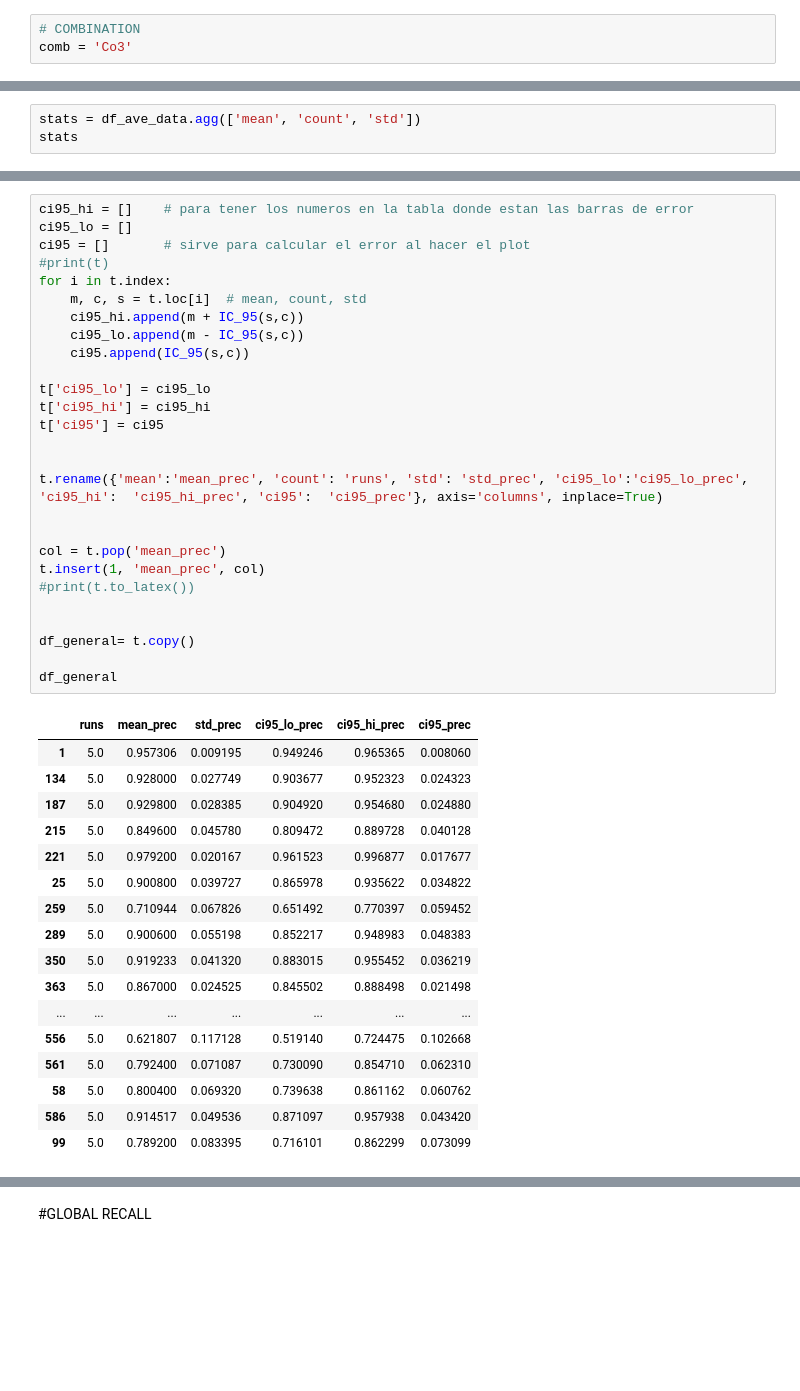
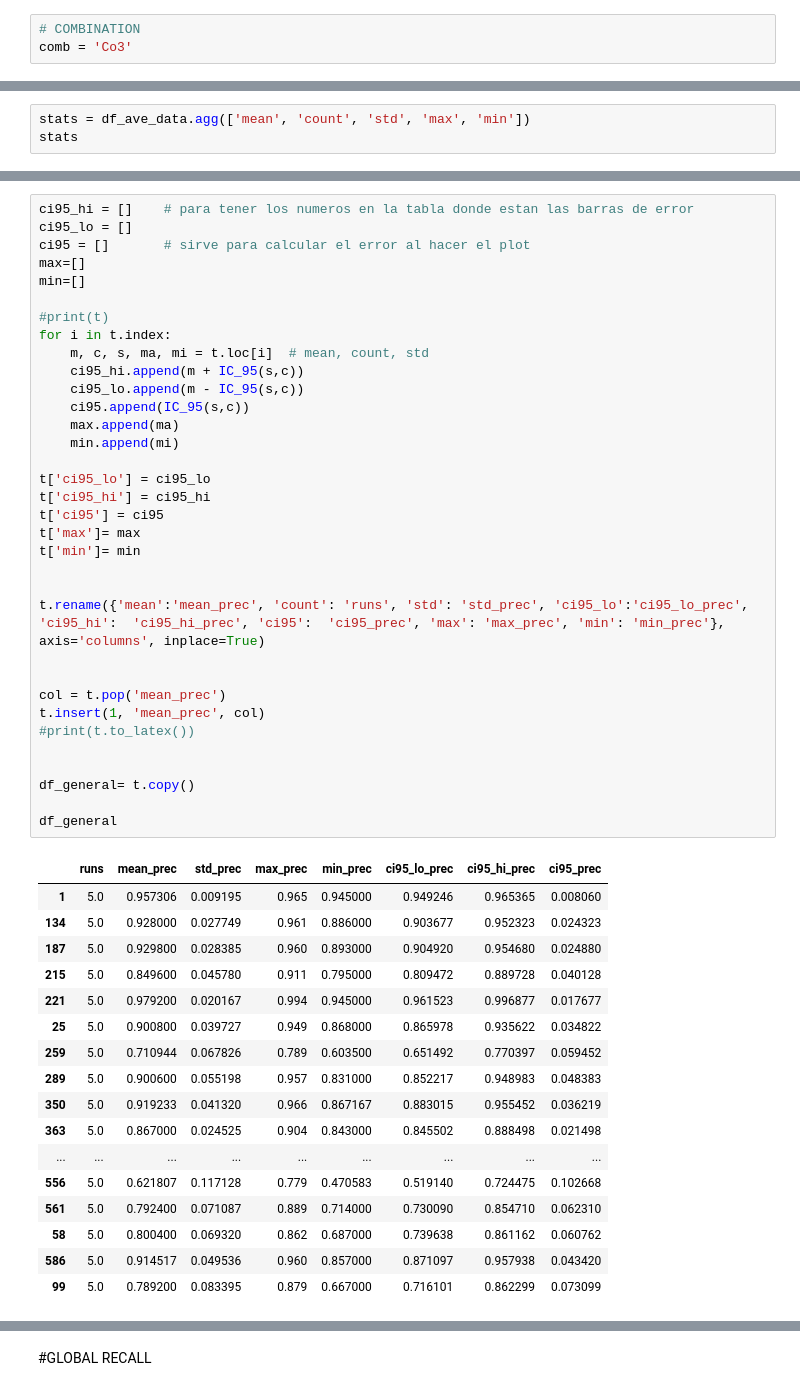
Before and after one commit to ceciliabaggio/mogp_with_terms, a Jupyter notebook: dmoz_topic_variability/topic-variablity-mogp.ipynb, the cells around one changed output, grey strips where cells are left out. Saved outputs shown, nothing was run; the diff lists cells and outputs as text; blank space fills up the shorter version.

```diff
--- a/dmoz_topic_variability/topic-variablity-mogp.ipynb
+++ b/dmoz_topic_variability/topic-variablity-mogp.ipynb
@@ -85,7 +87,7 @@ Name: 99, dtype: float64
 | 4 | 0.962000 | 0.931 | 0.918 | 0.879 | 0.994 | 0.868 | 0.733603 | 0.899 | 0.952000 | 0.879 | ... | ... |
 5 rows × 25 columns
 # %%
-stats = df_ave_data.agg(['mean', 'count', 'std'])
+stats = df_ave_data.agg(['mean', 'count', 'std', 'max', 'min'])
 stats
 # %% [output]
 |  | 1 | 134 | 187 | 215 | 221 | 25 | 259 | 289 | 350 | 363 | ... | ... |
@@ -119,48 +123,55 @@ print(t)
 # %%
 ci95_hi = []    # para tener los numeros en la tabla donde estan las barras de error
 ci95_lo = []
 ci95 = []       # sirve para calcular el error al hacer el plot
+max=[]
+min=[]
+
 #print(t)
 for i in t.index:
-    m, c, s = t.loc[i]  # mean, count, std
+    m, c, s, ma, mi = t.loc[i]  # mean, count, std
     ci95_hi.append(m + IC_95(s,c))
     ci95_lo.append(m - IC_95(s,c))
     ci95.append(IC_95(s,c))
+    max.append(ma)
+    min.append(mi)
 
 t['ci95_lo'] = ci95_lo
 t['ci95_hi'] = ci95_hi
 t['ci95'] = ci95
+t['max']= max
+t['min']= min
 
 
-t.rename({'mean':'mean_prec', 'count': 'runs', 'std': 'std_prec', 'ci95_lo':'ci95_lo_prec', 'ci95_hi':  'ci95_hi_prec', 'ci95':  'ci95_prec'}, axis='columns', inplace=True)
+t.rename({'mean':'mean_prec', 'count': 'runs', 'std': 'std_prec', 'ci95_lo':'ci95_lo_prec', 'ci95_hi':  'ci95_hi_prec', 'ci95':  'ci95_prec', 'max': 'max_prec', 'min': 'min_prec'}, axis='columns', inplace=True)
 
 
 col = t.pop('mean_prec')
 t.insert(1, 'mean_prec', col)
 #print(t.to_latex())
 
 
 df_general= t.copy()
 
 df_general
 # %% [output]
-|  | runs | mean_prec | std_prec | ci95_lo_prec | ci95_hi_prec | ci95_prec |
-| 1 | 5.0 | 0.957306 | 0.009195 | 0.949246 | 0.965365 | 0.008060 |
-| 134 | 5.0 | 0.928000 | 0.027749 | 0.903677 | 0.952323 | 0.024323 |
-| 187 | 5.0 | 0.929800 | 0.028385 | 0.904920 | 0.954680 | 0.024880 |
-| 215 | 5.0 | 0.849600 | 0.045780 | 0.809472 | 0.889728 | 0.040128 |
-| 221 | 5.0 | 0.979200 | 0.020167 | 0.961523 | 0.996877 | 0.017677 |
-| 25 | 5.0 | 0.900800 | 0.039727 | 0.865978 | 0.935622 | 0.034822 |
-| 259 | 5.0 | 0.710944 | 0.067826 | 0.651492 | 0.770397 | 0.059452 |
-| 289 | 5.0 | 0.900600 | 0.055198 | 0.852217 | 0.948983 | 0.048383 |
-| 350 | 5.0 | 0.919233 | 0.041320 | 0.883015 | 0.955452 | 0.036219 |
-| 363 | 5.0 | 0.867000 | 0.024525 | 0.845502 | 0.888498 | 0.021498 |
-| ... | ... | ... | ... | ... | ... | ... |
-| 556 | 5.0 | 0.621807 | 0.117128 | 0.519140 | 0.724475 | 0.102668 |
-| 561 | 5.0 | 0.792400 | 0.071087 | 0.730090 | 0.854710 | 0.062310 |
-| 58 | 5.0 | 0.800400 | 0.069320 | 0.739638 | 0.861162 | 0.060762 |
-| 586 | 5.0 | 0.914517 | 0.049536 | 0.871097 | 0.957938 | 0.043420 |
-| 99 | 5.0 | 0.789200 | 0.083395 | 0.716101 | 0.862299 | 0.073099 |
+|  | runs | mean_prec | std_prec | max_prec | min_prec | ci95_lo_prec | ci95_hi_prec | ci95_prec |
+| 1 | 5.0 | 0.957306 | 0.009195 | 0.965 | 0.945000 | 0.949246 | 0.965365 | 0.008060 |
+| 134 | 5.0 | 0.928000 | 0.027749 | 0.961 | 0.886000 | 0.903677 | 0.952323 | 0.024323 |
+| 187 | 5.0 | 0.929800 | 0.028385 | 0.960 | 0.893000 | 0.904920 | 0.954680 | 0.024880 |
+| 215 | 5.0 | 0.849600 | 0.045780 | 0.911 | 0.795000 | 0.809472 | 0.889728 | 0.040128 |
+| 221 | 5.0 | 0.979200 | 0.020167 | 0.994 | 0.945000 | 0.961523 | 0.996877 | 0.017677 |
+| 25 | 5.0 | 0.900800 | 0.039727 | 0.949 | 0.868000 | 0.865978 | 0.935622 | 0.034822 |
+| 259 | 5.0 | 0.710944 | 0.067826 | 0.789 | 0.603500 | 0.651492 | 0.770397 | 0.059452 |
+| 289 | 5.0 | 0.900600 | 0.055198 | 0.957 | 0.831000 | 0.852217 | 0.948983 | 0.048383 |
+| 350 | 5.0 | 0.919233 | 0.041320 | 0.966 | 0.867167 | 0.883015 | 0.955452 | 0.036219 |
+| 363 | 5.0 | 0.867000 | 0.024525 | 0.904 | 0.843000 | 0.845502 | 0.888498 | 0.021498 |
+| ... | ... | ... | ... | ... | ... | ... | ... | ... |
+| 556 | 5.0 | 0.621807 | 0.117128 | 0.779 | 0.470583 | 0.519140 | 0.724475 | 0.102668 |
+| 561 | 5.0 | 0.792400 | 0.071087 | 0.889 | 0.714000 | 0.730090 | 0.854710 | 0.062310 |
+| 58 | 5.0 | 0.800400 | 0.069320 | 0.862 | 0.687000 | 0.739638 | 0.861162 | 0.060762 |
+| 586 | 5.0 | 0.914517 | 0.049536 | 0.960 | 0.857000 | 0.871097 | 0.957938 | 0.043420 |
+| 99 | 5.0 | 0.789200 | 0.083395 | 0.879 | 0.667000 | 0.716101 | 0.862299 | 0.073099 |
 # %%
 ######### PRECISION @ 10 - IC
 
```
Also changed, not shown: parts of 12 cells of this notebook, 3 other files.
